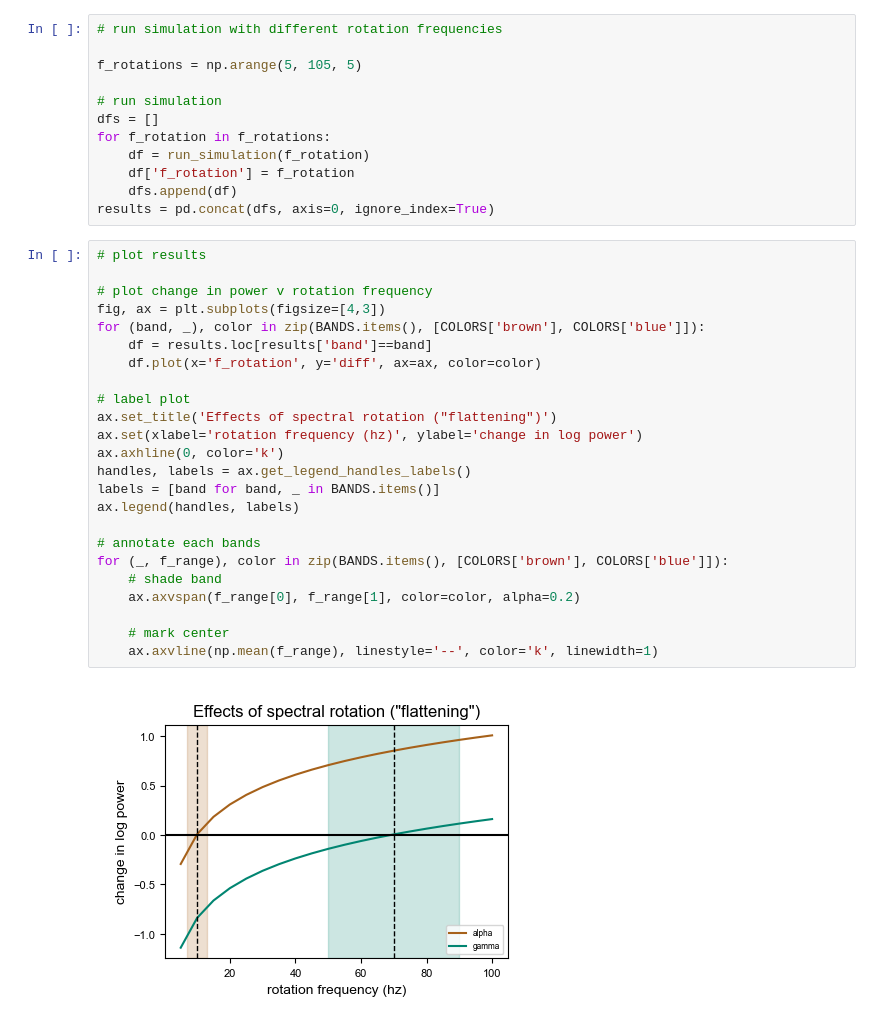
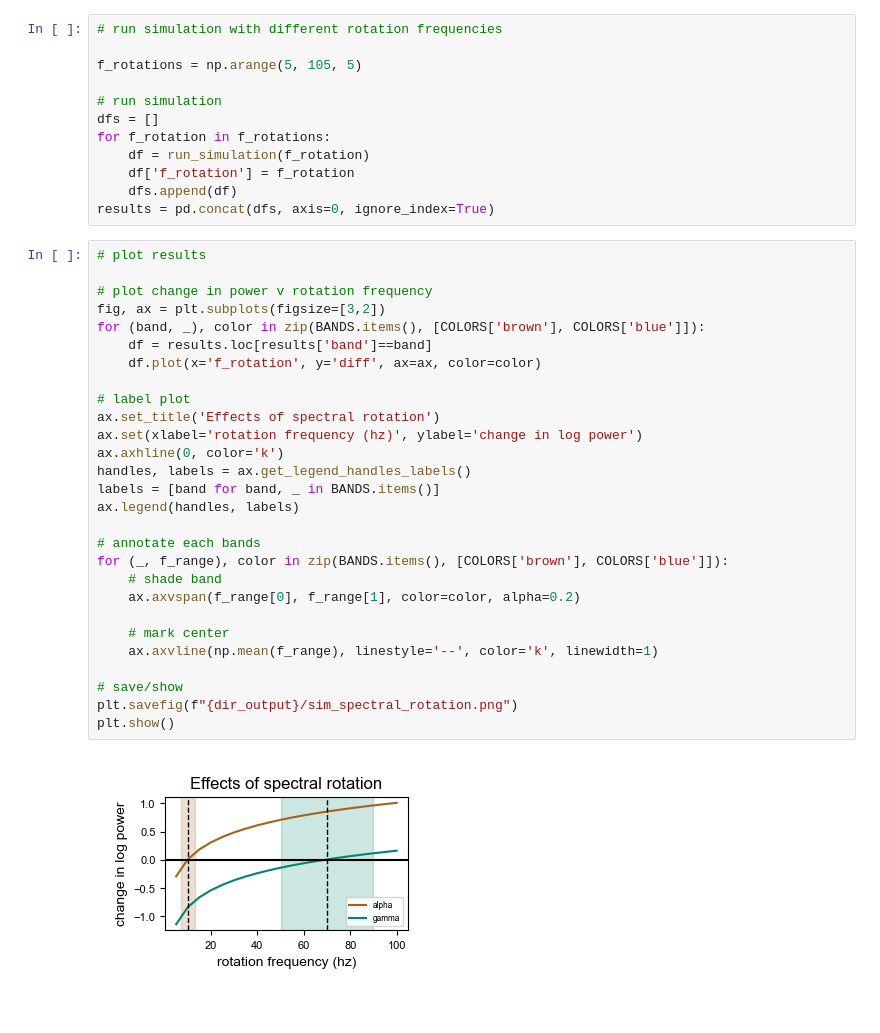
Before and after one commit to voytekresearch/oscillation_vs_exponent, a Jupyter notebook: notebooks/sim_spectral_rotation.ipynb, the cells around one changed output. Cells and saved outputs as stored; diff of their text form.

Commit message:
save figure

```diff
--- a/notebooks/sim_spectral_rotation.ipynb
+++ b/notebooks/sim_spectral_rotation.ipynb
@@ -127,26 +128,30 @@ results = pd.concat(dfs, axis=0, ignore_index=True)
 # %%
 # plot results
 
 # plot change in power v rotation frequency
-fig, ax = plt.subplots(figsize=[4,3])
+fig, ax = plt.subplots(figsize=[3,2])
 for (band, _), color in zip(BANDS.items(), [COLORS['brown'], COLORS['blue']]):
     df = results.loc[results['band']==band]
     df.plot(x='f_rotation', y='diff', ax=ax, color=color)
 
 # label plot
-ax.set_title('Effects of spectral rotation ("flattening")')
+ax.set_title('Effects of spectral rotation')
 ax.set(xlabel='rotation frequency (hz)', ylabel='change in log power')
 ax.axhline(0, color='k')
 handles, labels = ax.get_legend_handles_labels()
 labels = [band for band, _ in BANDS.items()]
 ax.legend(handles, labels)
 
 # annotate each bands
 for (_, f_range), color in zip(BANDS.items(), [COLORS['brown'], COLORS['blue']]):
     # shade band
     ax.axvspan(f_range[0], f_range[1], color=color, alpha=0.2)
 
     # mark center
     ax.axvline(np.mean(f_range), linestyle='--', color='k', linewidth=1)
+
+# save/show
+plt.savefig(f"{dir_output}/sim_spectral_rotation.png")
+plt.show()
 # %% [output]
-[figure, old version]
+[figure, new version]
```
Also changed, not shown: parts of 4 cells of this notebook.
